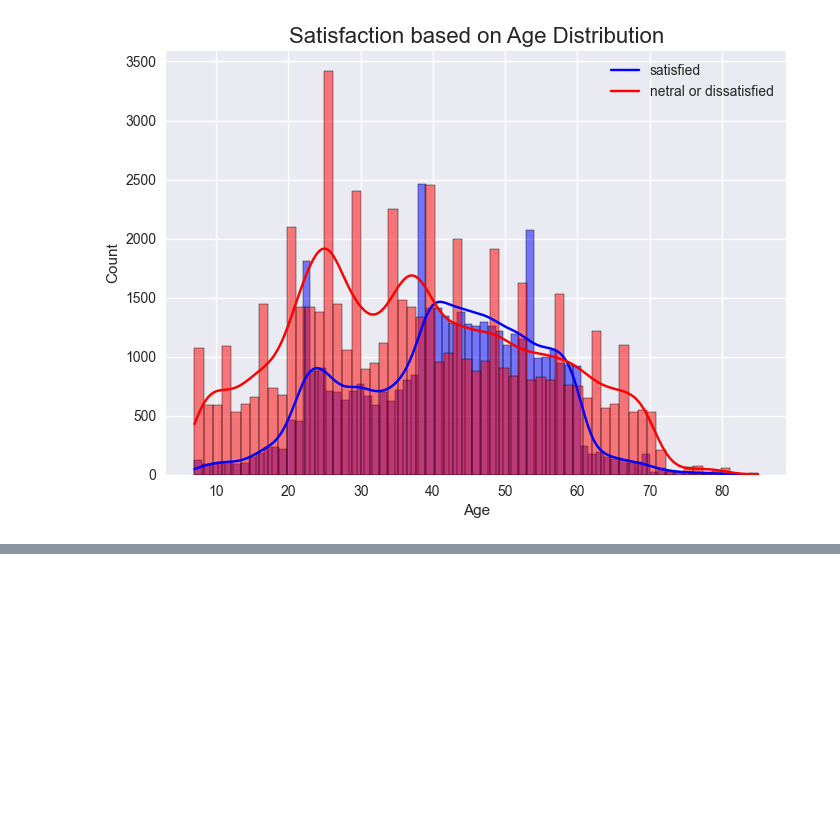
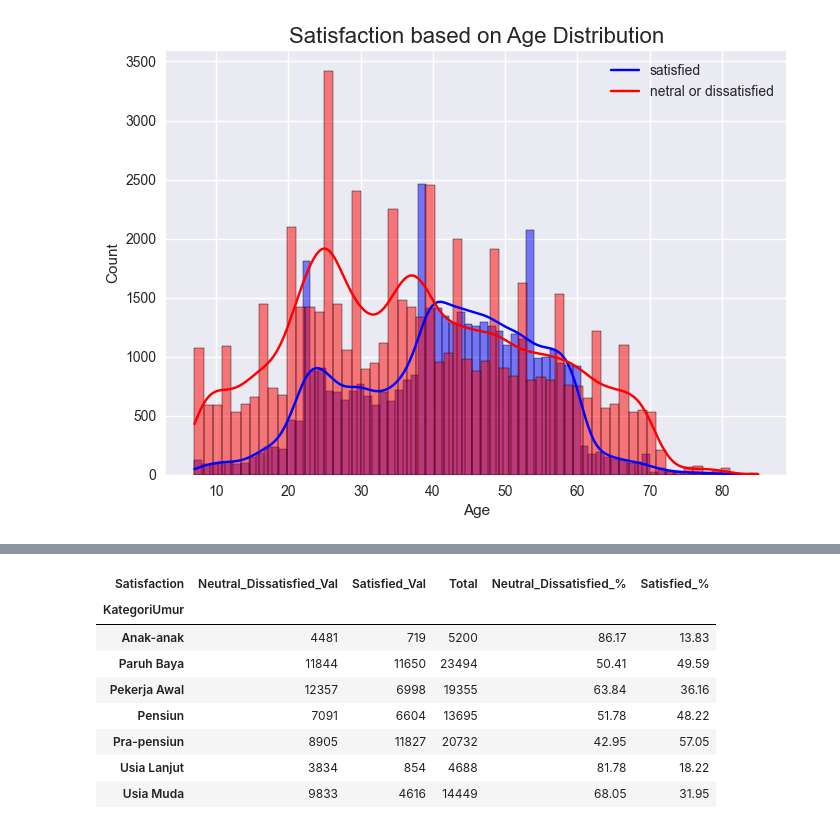
Before and after one commit to Abrahamtarra/US-Airline-Passenger-Satisfaction, a Jupyter notebook: notebooks/Analysis.ipynb, the cells around one changed output, grey strips where cells are left out. Saved outputs shown, nothing was run; the diff lists cells and outputs as text; code cells hidden in the pictures; blank space fills up the shorter version.

```diff
--- a/notebooks/Analysis.ipynb
+++ b/notebooks/Analysis.ipynb
@@ -200,0 +219,31 @@ plt.show()
+# %%
+def KategoriUmur (Umur):
+    if Umur < 15:
+        return "Anak-anak"
+    elif (Umur >= 15) & (Umur < 25):
+        return "Usia Muda"
+    elif (Umur >= 25) & (Umur < 35):
+        return "Pekerja Awal"
+    elif (Umur >= 35) & (Umur < 45):
+        return "Paruh Baya"
+    elif (Umur >= 45) & (Umur < 55):
+        return "Pra-pensiun"
+    elif (Umur >= 55) & (Umur < 65):
+        return "Pensiun"
+    elif Umur>=65:
+        return "Usia Lanjut"
+
+TabelUmur["KategoriUmur"] = TabelUmur["Age"].apply(lambda Umur: KategoriUmur(Umur))
+# Proporsi Umur terhadap Kepuasan Penumpang
+ProporsiUmur = TabelProporsiKepuasan('KategoriUmur','Satisfaction',TabelUmur)
+ProporsiUmur
+# %% [output]
+| Satisfaction | Neutral_Dissatisfied_Val | Satisfied_Val | Total | Neutral_Dissatisfied_% | Satisfied_% |
+| KategoriUmur |  |  |  |  |  |
+| Anak-anak | 4481 | 719 | 5200 | 86.17 | 13.83 |
+| Paruh Baya | 11844 | 11650 | 23494 | 50.41 | 49.59 |
+| Pekerja Awal | 12357 | 6998 | 19355 | 63.84 | 36.16 |
+| Pensiun | 7091 | 6604 | 13695 | 51.78 | 48.22 |
+| Pra-pensiun | 8905 | 11827 | 20732 | 42.95 | 57.05 |
+| Usia Lanjut | 3834 | 854 | 4688 | 81.78 | 18.22 |
+| Usia Muda | 9833 | 4616 | 14449 | 68.05 | 31.95 |
```
Also changed, not shown: parts of 22 cells of this notebook.
